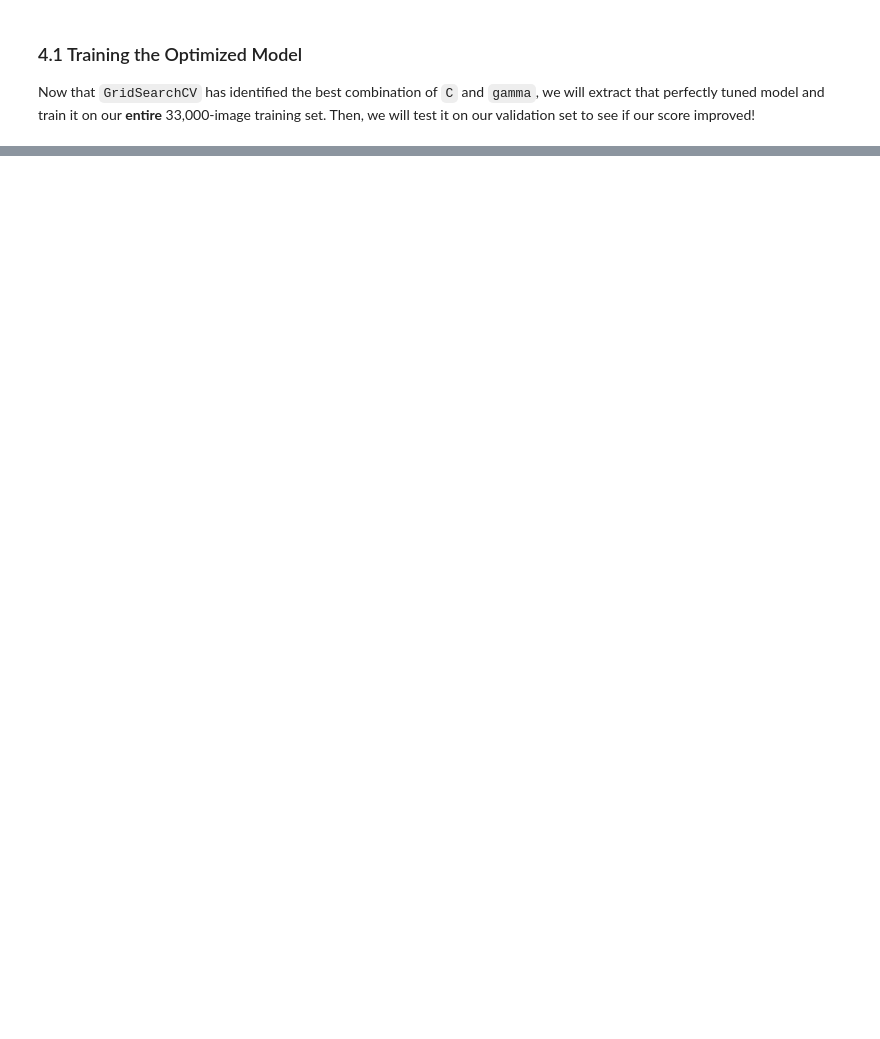
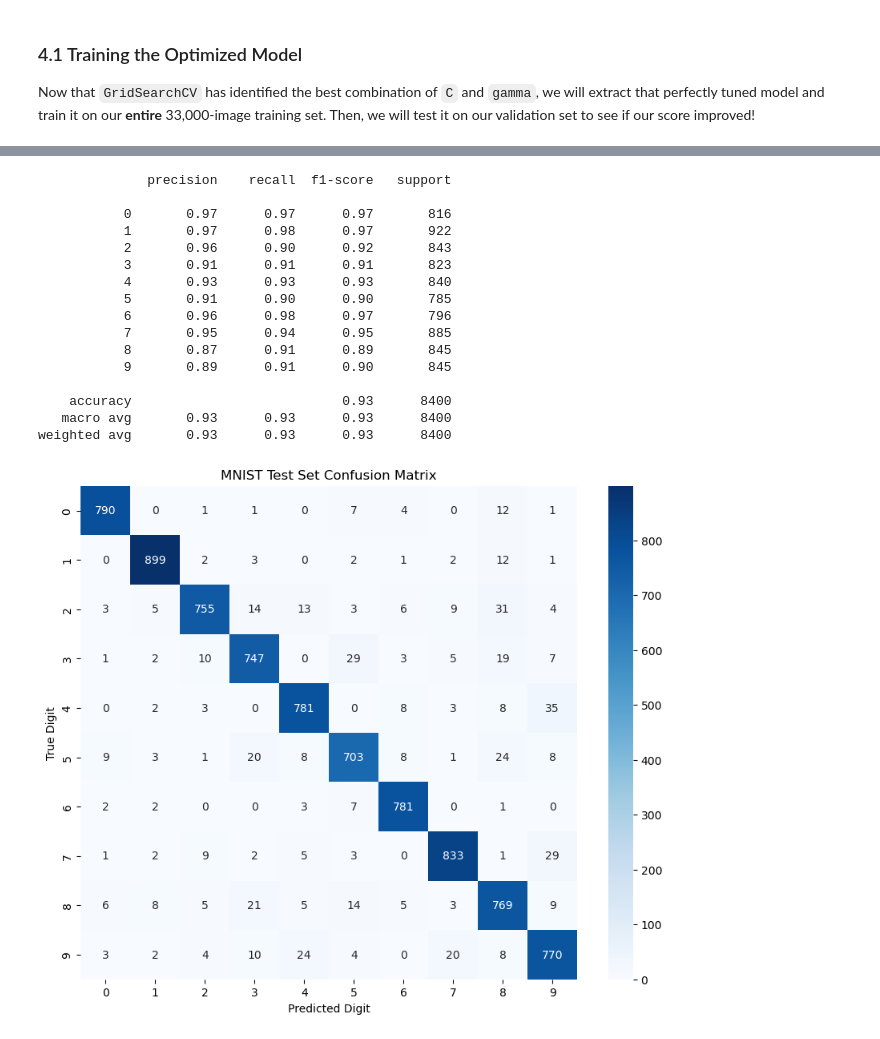
Before and after one commit to Priyank2001/FOML, a Jupyter notebook: program.ipynb, the cells around one changed output, grey strips where cells are left out. Drawn from its saved outputs; the diff is of its cells as text; code cells hidden in the pictures; blank space fills up the shorter version.

```diff
--- a/program.ipynb
+++ b/program.ipynb
@@ -388,0 +502,10 @@ Our baseline was already optimal (or very close to it)!
+# %%
+from SimpleNeuralNetwork import SNN
+
+INPUT_DIM = X_scaled.values.shape[1]
+HIDDEN_DIM = 200
+OUTPUT_DIM = 10
+
+device = torch.device('cuda' if torch.cuda.is_available() == True else 'cpu')
+learning_rate = 1e-4
+epochs = 5
@@ -388,0 +656,13 @@ Our baseline was already optimal (or very close to it)!
+# %%
+
+best_model = SNN(INPUT_DIM, HIDDEN_DIM, OUTPUT_DIM).to(device)
+
+# Load the weights we saved during the validation phase
+best_model.load_state_dict(torch.load('best_mnist_model.pth'))
+avg_test_loss, test_accuracy, all_predictions, all_true_labels = evaluate_model(
+    model=best_model,
+    test_loader=test_loader,
+    criterion=nn.CrossEntropyLoss(),
+    device=device
+)
+print("Testing Finished")
@@ -388,0 +679,34 @@ Our baseline was already optimal (or very close to it)!
+# %%
+from sklearn.metrics import confusion_matrix, classification_report
+import seaborn as sns
+import matplotlib.pyplot as plt
+
+# Print a detailed text report
+print(classification_report(all_true_labels, all_predictions))
+
+# Plot a visual confusion matrix
+cm = confusion_matrix(all_true_labels, all_predictions)
+plt.figure(figsize=(10,8))
+sns.heatmap(cm, annot=True, fmt='d', cmap='Blues')
+plt.xlabel('Predicted Digit')
+plt.ylabel('True Digit')
+plt.title('MNIST Test Set Confusion Matrix')
+plt.show()
+# %% [output]
+              precision    recall  f1-score   support
+
+           0       0.97      0.97      0.97       816
+           1       0.97      0.98      0.97       922
+           2       0.96      0.90      0.92       843
+           3       0.91      0.91      0.91       823
+           4       0.93      0.93      0.93       840
+           5       0.91      0.90      0.90       785
+           6       0.96      0.98      0.97       796
+           7       0.95      0.94      0.95       885
+           8       0.87      0.91      0.89       845
+           9       0.89      0.91      0.90       845
+
+    accuracy                           0.93      8400
+   macro avg       0.93      0.93      0.93      8400
+weighted avg       0.93      0.93      0.93      8400
+[figure, added]
```
Also changed, not shown: parts of 25 cells of this notebook, 7 other files.
